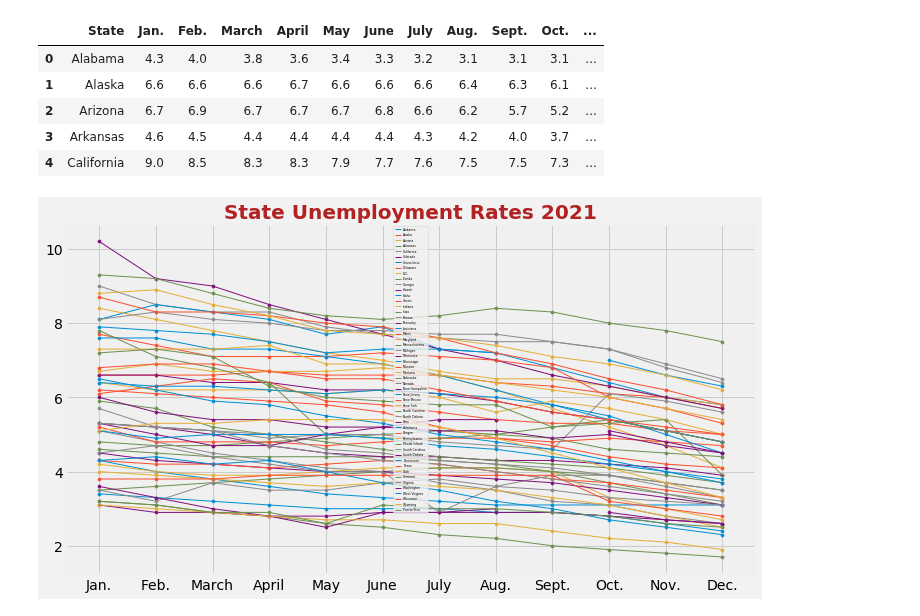
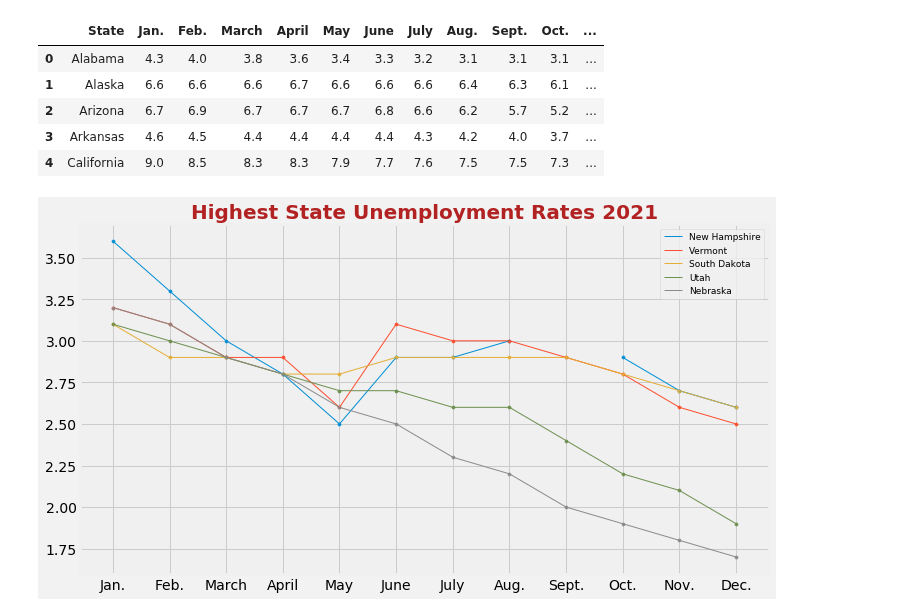
Before and after one commit to attila5287/scrap_and_dataviz, a Jupyter notebook: unemployment.ipynb, the cells around one changed output. Drawn from its saved outputs; the diff is of its cells as text; code cells hidden in the pictures.

```diff
--- a/unemployment.ipynb
+++ b/unemployment.ipynb
@@ -22,18 +22,19 @@ df.head()
 | 2 | Arizona | 6.7 | 6.9 | 6.7 | 6.7 | 6.7 | 6.8 | 6.6 | 6.2 | 5.7 | 5.2 | ... |
 | 3 | Arkansas | 4.6 | 4.5 | 4.4 | 4.4 | 4.4 | 4.4 | 4.3 | 4.2 | 4.0 | 3.7 | ... |
 | 4 | California | 9.0 | 8.5 | 8.3 | 8.3 | 7.9 | 7.7 | 7.6 | 7.5 | 7.5 | 7.3 | ... |
-# %%
-df = df.set_index('State').transpose()
+# %%
+sorted = list(pd.DataFrame(df.mean().sort_values(ascending=False)).index)
 # %%
 plt.figure(figsize=(11, 6), facecolor='0.95', )
-plt.title('State Unemployment Rates 2021', fontsize=20, color='firebrick', weight='semibold')
+plt.title('Highest State Unemployment Rates 2021', fontsize=20, color='firebrick', weight='semibold')
 x = list(df.index)
-for s in df.columns: #state
+states = sorted[-5:]
+for s in states: #state
     pass
     y = df[s]
     plt.scatter( x, y, s=10 )
     plt.plot( x, y, linewidth=1 )
-plt.legend(df.columns, fontsize=3)
+plt.legend( states, fontsize=9 )
 plt.show()
 # %% [output]
-[figure, old version]
+[figure, new version]
```
Also changed, not shown: parts of 7 cells of this notebook, 1 other file.
